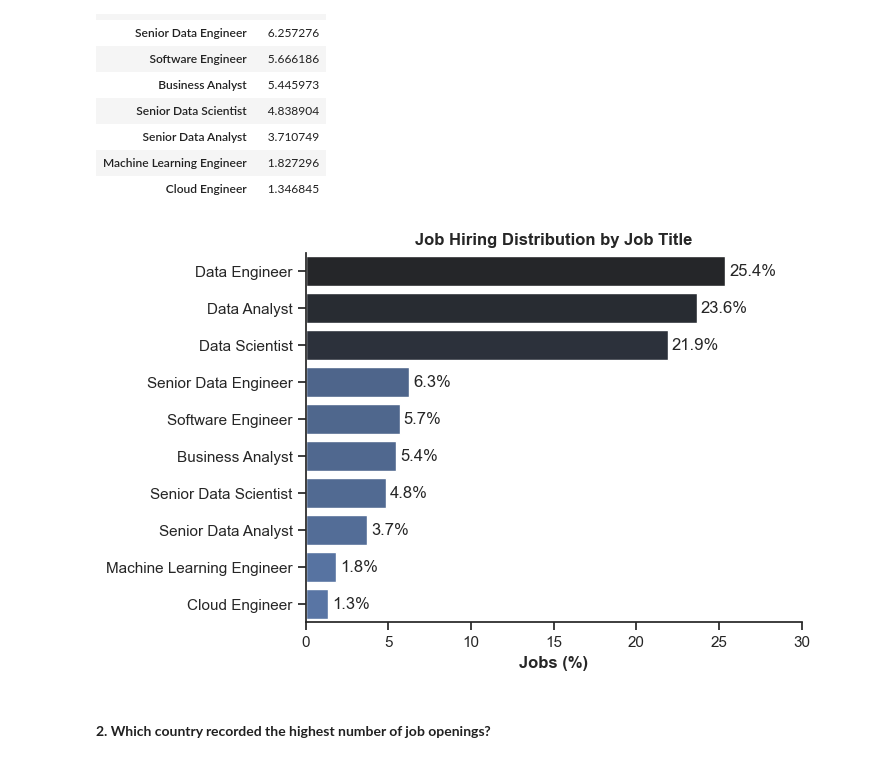
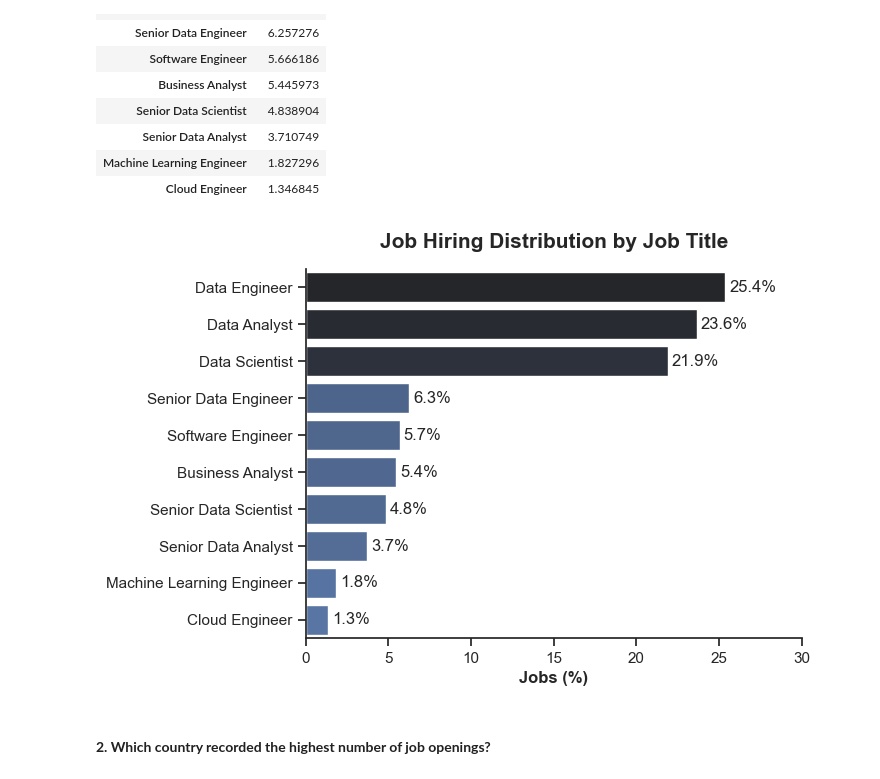
Before and after one commit to kierncb/Python_Data_Job_EDA, a Jupyter notebook: Exploratory_Data_Analysis.ipynb, the cells around one changed output. Saved outputs shown, nothing was run; the diff lists cells and outputs as text; code cells hidden in the pictures.

```diff
--- a/Exploratory_Data_Analysis.ipynb
+++ b/Exploratory_Data_Analysis.ipynb
@@ -8,7 +8,7 @@ import seaborn as sns
 import matplotlib.pyplot as plt
 
 # Loading data
-df = pd.read_csv(r"...\data_jobs.csv")
+df = pd.read_csv(r"...data_jobs.csv")
 
 df.head()
 # %% [output]
@@ -127,22 +127,23 @@ df_job_titles
 # %%
 # Plot
 sns.set_theme(style='ticks')
 ax = sns.barplot(data=df_job_titles, x='proportion', y='job_title_short', hue='proportion', palette='dark:b_r', legend=False)
 sns.despine()
 
 # Add percentage labels
 for container in ax.containers:
     ax.bar_label(container, fmt='%.1f%%', padding=3)
 
 # Set x-axis limit to 30%
 plt.xlim(0, 30)
 
-plt.title('Job Hiring Distribution by Job Title', weight='bold')
+# Set and format lables
+plt.title('Job Hiring Distribution by Job Title', weight='bold', fontsize=15, pad=15)
 plt.xlabel('Jobs (%)', weight='bold')
 plt.ylabel('')
 plt.show()
 # %% [output]
-[figure, old version]
+[figure, new version]
 # %% [markdown]
 #### **2. Which country recorded the highest number of job openings?**
 # %%
```
Also changed, not shown: parts of 5 cells of this notebook, 15 other files.
